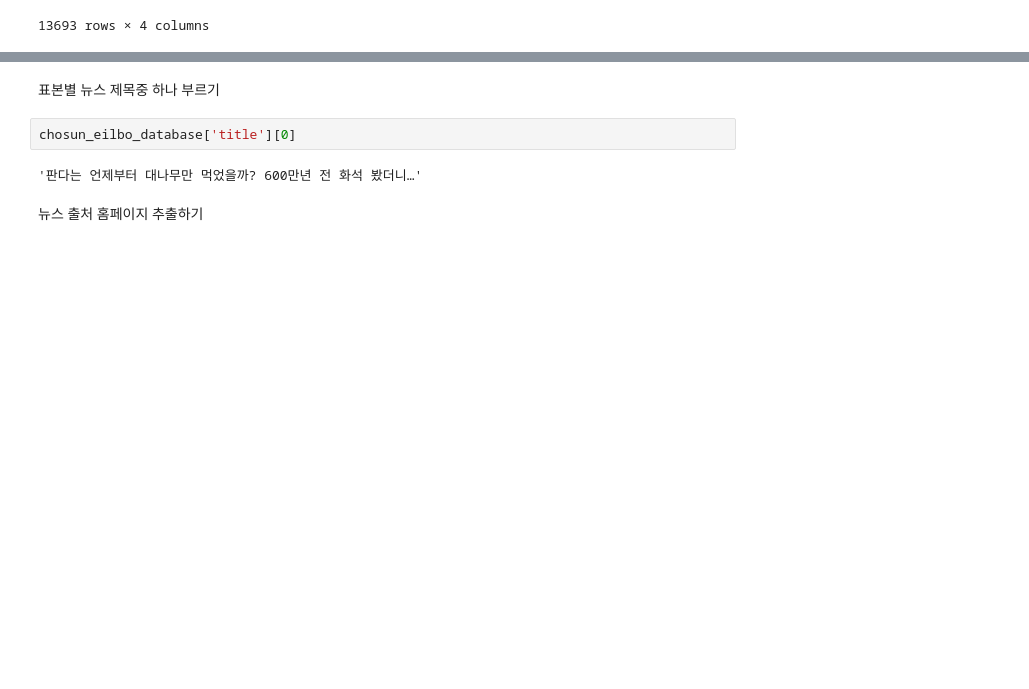
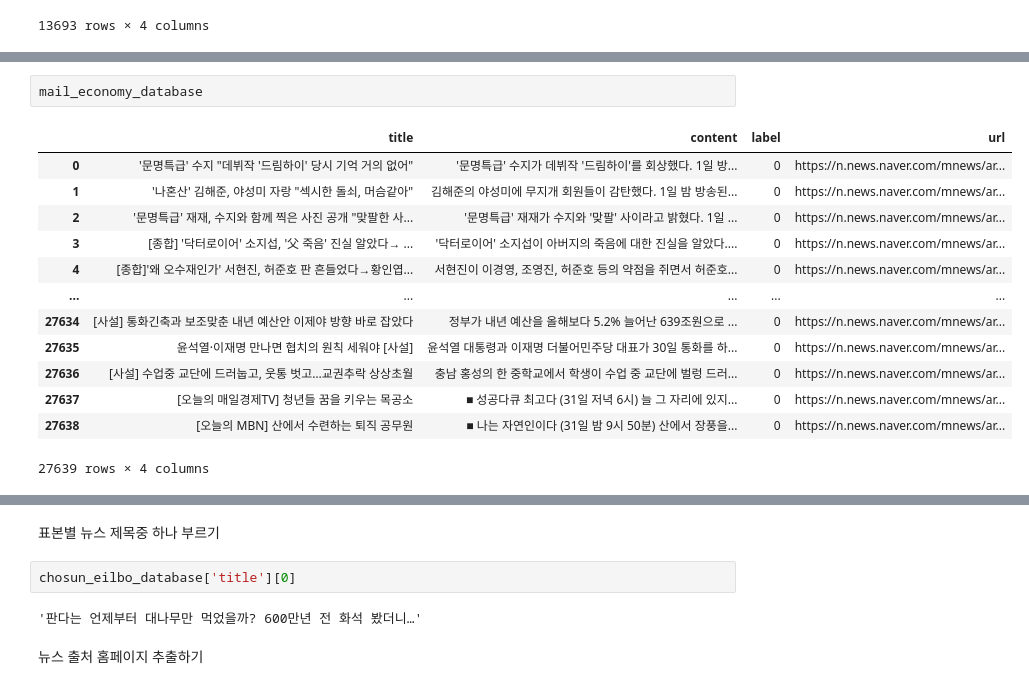
Before and after one commit to soldierzeus/bigdata_thunder, a Jupyter notebook: bigdata2/practice_bigdata_project.ipynb, the cells around one changed output, grey strips where cells are left out. Saved outputs shown, nothing was run; the diff lists cells and outputs as text; blank space fills up the shorter version.

```diff
--- a/bigdata2/practice_bigdata_project.ipynb
+++ b/bigdata2/practice_bigdata_project.ipynb
@@ -37,0 +54,16 @@ chosun_eilbo_database
+# %%
+mail_economy_database
+# %% [output]
+|  | title | content | label | url |
+| 0 | '문명특급' 수지 "데뷔작 '드림하이' 당시 기억 거의 없어" | '문명특급' 수지가 데뷔작 '드림하이'를 회상했다. 1일 방... | 0 | https://n.news.naver.com/mnews/ar... |
+| 1 | '나혼산' 김해준, 야성미 자랑 "섹시한 돌쇠, 머슴같아" | 김해준의 야성미에 무지개 회원들이 감탄했다. 1일 밤 방송된... | 0 | https://n.news.naver.com/mnews/ar... |
+| 2 | '문명특급' 재재, 수지와 함께 찍은 사진 공개 "맞팔한 사... | '문명특급' 재재가 수지와 '맞팔' 사이라고 밝혔다. 1일 ... | 0 | https://n.news.naver.com/mnews/ar... |
+| 3 | [종합] '닥터로이어' 소지섭, '父 죽음' 진실 알았다→ ... | '닥터로이어' 소지섭이 아버지의 죽음에 대한 진실을 알았다.... | 0 | https://n.news.naver.com/mnews/ar... |
+| 4 | [종합]'왜 오수재인가' 서현진, 허준호 판 흔들었다→황인엽... | 서현진이 이경영, 조영진, 허준호 등의 약점을 쥐면서 허준호... | 0 | https://n.news.naver.com/mnews/ar... |
+| ... | ... | ... | ... | ... |
+| 27634 | [사설] 통화긴축과 보조맞춘 내년 예산안 이제야 방향 바로 잡았다 | 정부가 내년 예산을 올해보다 5.2% 늘어난 639조원으로 ... | 0 | https://n.news.naver.com/mnews/ar... |
+| 27635 | 윤석열·이재명 만나면 협치의 원칙 세워야 [사설] | 윤석열 대통령과 이재명 더불어민주당 대표가 30일 통화를 하... | 0 | https://n.news.naver.com/mnews/ar... |
+| 27636 | [사설] 수업중 교단에 드러눕고, 웃통 벗고…교권추락 상상초월 | 충남 홍성의 한 중학교에서 학생이 수업 중 교단에 벌렁 드러... | 0 | https://n.news.naver.com/mnews/ar... |
+| 27637 | [오늘의 매일경제TV] 청년들 꿈을 키우는 목공소 | ■ 성공다큐 최고다 (31일 저녁 6시) 늘 그 자리에 있지... | 0 | https://n.news.naver.com/mnews/ar... |
+| 27638 | [오늘의 MBN] 산에서 수련하는 퇴직 공무원 | ■ 나는 자연인이다 (31일 밤 9시 50분) 산에서 장풍을... | 0 | https://n.news.naver.com/mnews/ar... |
+27639 rows × 4 columns
```
Also changed, not shown: parts of 33 cells of this notebook.
